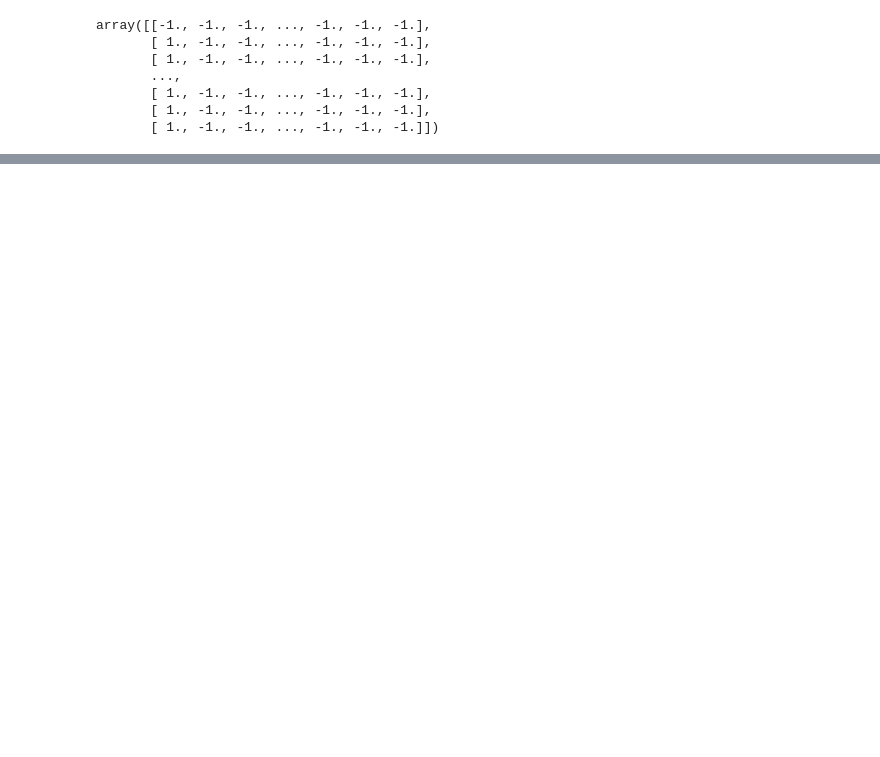
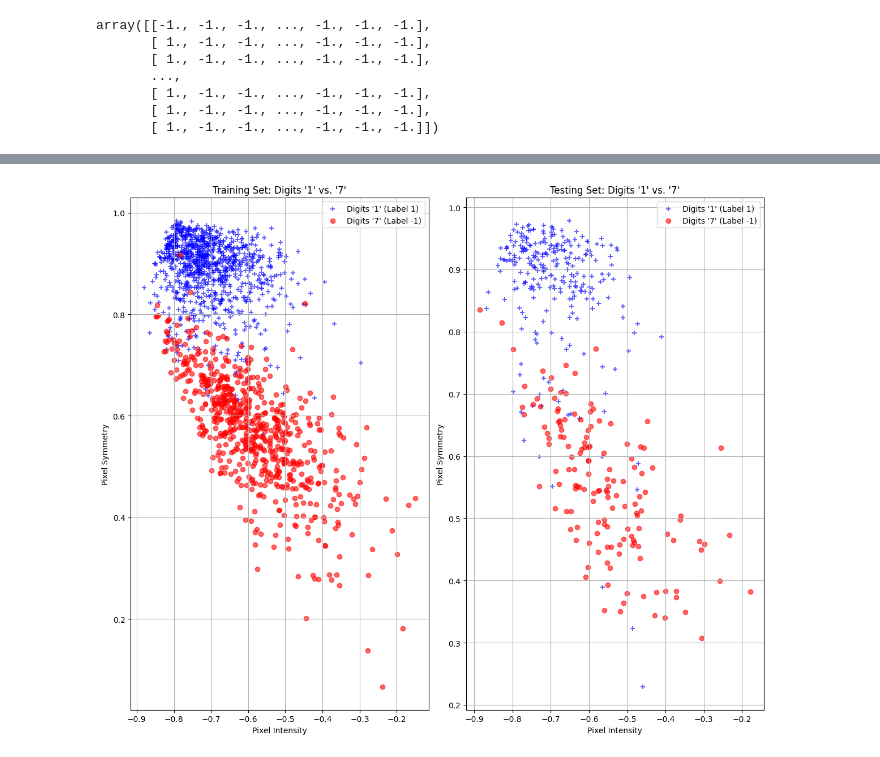
Before and after one commit to korisnik-samson/data-fusion_feature-extraction, a Jupyter notebook: dffe_hw2/HW2 Samson Offorjindu.ipynb, the cells around one changed output, grey strips where cells are left out. Drawn from its saved outputs; the diff is of its cells as text; code cells hidden in the pictures; blank space fills up the shorter version.

```diff
--- a/dffe_hw2/HW2 Samson Offorjindu.ipynb
+++ b/dffe_hw2/HW2 Samson Offorjindu.ipynb
@@ -438,0 +436,51 @@ ValueError: cannot reshape array of size 420750 into shape (16,16)
+# %%
+plt.figure(figsize=(12, 10))
+
+# TRAINNG SET PLOT
+
+plt.subplot(1, 2, 1)
+
+plt.scatter(
+    train_intensity_a[filtered_train_labels == 1],
+    train_symmetry_a[filtered_train_labels == 1],
+    color='blue', marker='+', alpha=0.6, label="Digits '1' (Label 1)"
+)
+
+plt.scatter(
+    train_intensity_a[filtered_train_labels == -1],
+    train_symmetry_a[filtered_train_labels == -1],
+    color='red', marker='o', alpha=0.6, label="Digits '7' (Label -1)"
+)
+
+plt.title("Training Set: Digits '1' vs. '7'")
+plt.xlabel('Pixel Intensity')
+plt.ylabel('Pixel Symmetry')
+plt.legend()
+plt.grid(True)
+
+# TESTING SET PLOT
+
+plt.subplot(1, 2, 2)
+
+plt.scatter(
+    test_intensity_a[filtered_test_labels == 1],
+    test_symmetry_a[filtered_test_labels == 1],
+    color='blue', marker='+', alpha=0.6, label="Digits '1' (Label 1)"
+)
+
+plt.scatter(
+    test_intensity_a[filtered_test_labels == -1],
+    test_symmetry_a[filtered_test_labels == -1],
+    color='red', marker='o', alpha=0.6, label="Digits '7' (Label -1)"
+)
+
+plt.title("Testing Set: Digits '1' vs. '7'")
+plt.xlabel('Pixel Intensity')
+plt.ylabel('Pixel Symmetry')
+plt.legend()
+plt.grid(True)
+
+plt.tight_layout()
+plt.show()
+# %% [output]
+[figure, added]
```
Also changed, not shown: parts of 26 cells of this notebook.
